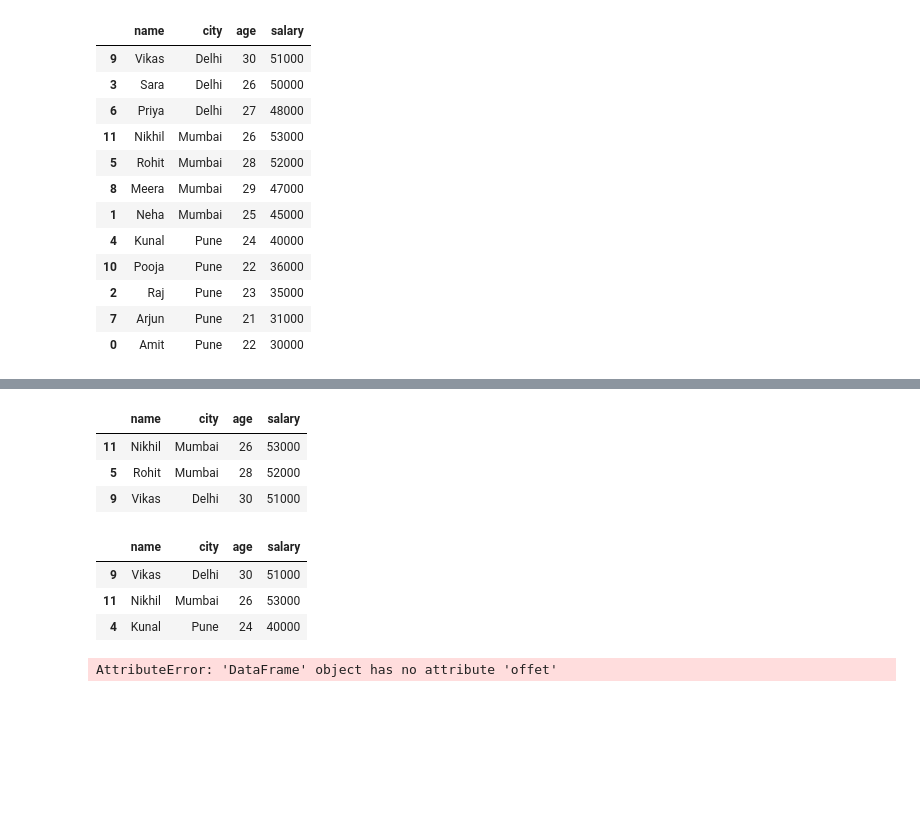
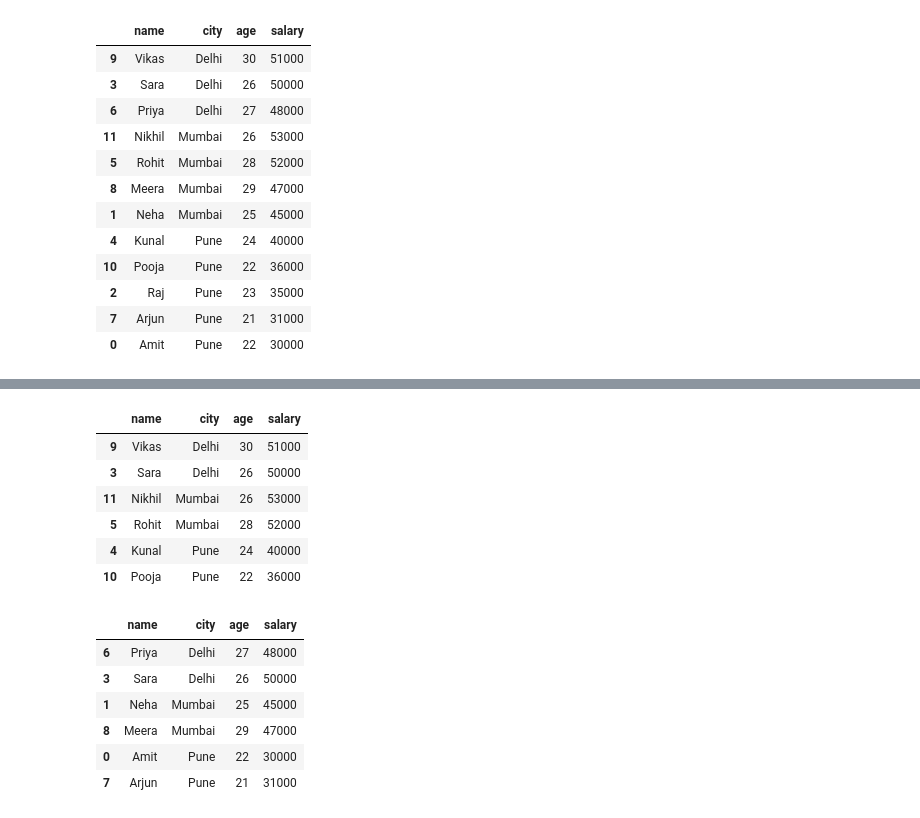
Before and after one commit to Aztec331/Practice-cs, a Jupyter notebook: notebooks/day03_pandas_basics.ipynb, the cells around one changed output, grey strips where cells are left out. Cells and saved outputs as stored; diff of their text form; code cells hidden in the pictures; blank space fills up the shorter version.

```diff
--- a/notebooks/day03_pandas_basics.ipynb
+++ b/notebooks/day03_pandas_basics.ipynb
@@ -317,26 +308,26 @@ df.sort_values(["city","salary"], ascending=[True, False]).head(4)
-# %%
-#Show top 3 highest salaries
-df.sort_values("salary", ascending=False).head(3)
-# %% [output]
-|  | name | city | age | salary |
-| 11 | Nikhil | Mumbai | 26 | 53000 |
-| 5 | Rohit | Mumbai | 28 | 52000 |
-| 9 | Vikas | Delhi | 30 | 51000 |
-# %%
-#higesht salaries from each cities
-df.sort_values(["city","salary"], ascending=[True, False]) \
-.groupby("city") \
-.head(1)
-# %% [output]
-|  | name | city | age | salary |
-| 9 | Vikas | Delhi | 30 | 51000 |
-| 11 | Nikhil | Mumbai | 26 | 53000 |
-| 4 | Kunal | Pune | 24 | 40000 |
-# %%
-#2nd higesht salaries from each cities
-df.sort_values(["city","salary"], ascending=[True, False]) \
-.groupby("city") \
-.head(1) \
-.offet(2)
-# %% [output]
-AttributeError: 'DataFrame' object has no attribute 'offet'
+# %%
+# top 2 salaries from each city
+df.sort_values(["city","salary"], ascending=[True, False]) \
+.groupby("city") \
+.head(2)
+# %% [output]
+|  | name | city | age | salary |
+| 9 | Vikas | Delhi | 30 | 51000 |
+| 3 | Sara | Delhi | 26 | 50000 |
+| 11 | Nikhil | Mumbai | 26 | 53000 |
+| 5 | Rohit | Mumbai | 28 | 52000 |
+| 4 | Kunal | Pune | 24 | 40000 |
+| 10 | Pooja | Pune | 22 | 36000 |
+# %%
+# bottom 2 salaries from each city
+df.sort_values(["city","salary"], ascending=[True, True]) \
+.groupby("city") \
+.head(2)
+# %% [output]
+|  | name | city | age | salary |
+| 6 | Priya | Delhi | 27 | 48000 |
+| 3 | Sara | Delhi | 26 | 50000 |
+| 1 | Neha | Mumbai | 25 | 45000 |
+| 8 | Meera | Mumbai | 29 | 47000 |
+| 0 | Amit | Pune | 22 | 30000 |
+| 7 | Arjun | Pune | 21 | 31000 |
```
Also changed, not shown: parts of 10 cells of this notebook.
